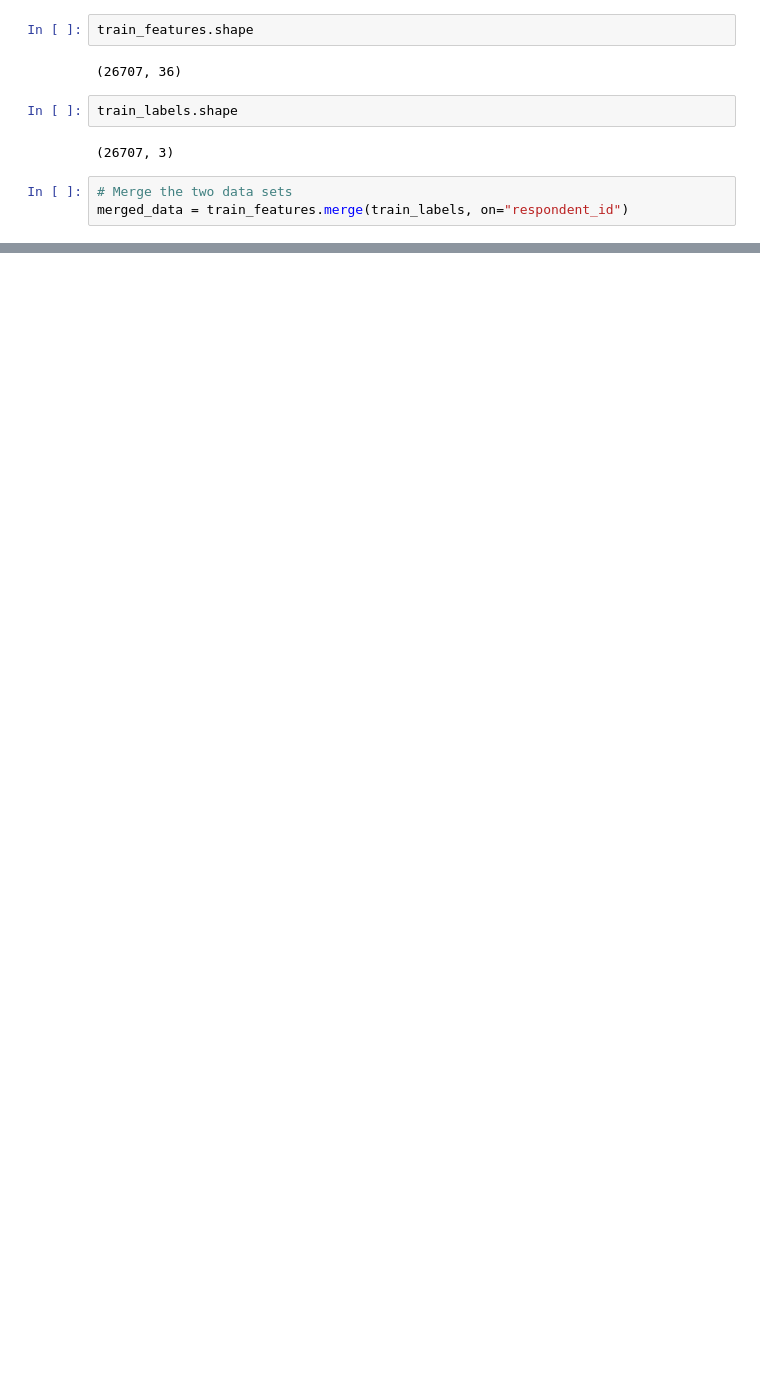
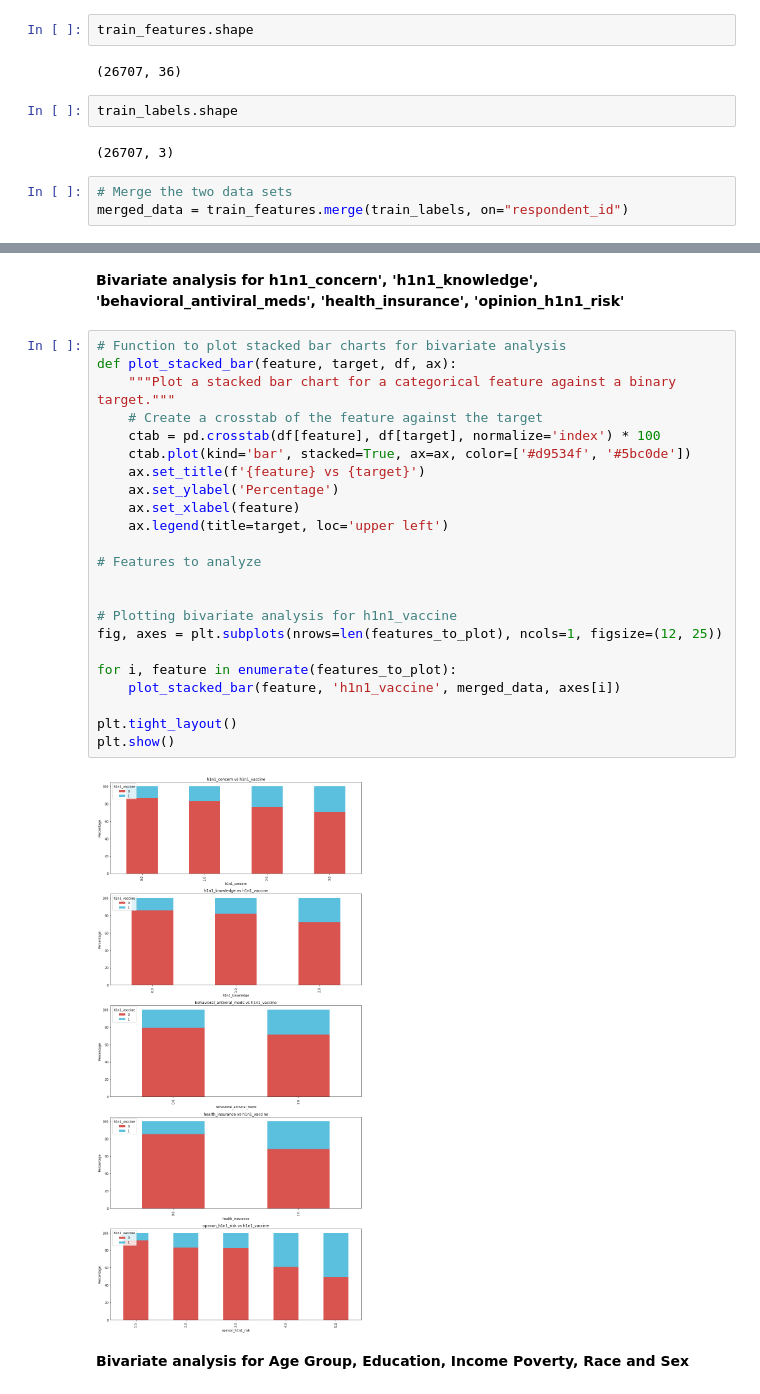
Before and after one commit to Iswana-O/Flu-Shot-Learning-Predict-H1N1-and-Seasonal-Flu-Vaccines, a Jupyter notebook: student.ipynb, the cells around one changed output, grey strips where cells are left out. Drawn from its saved outputs; the diff is of its cells as text; blank space fills up the shorter version.

```diff
--- a/student.ipynb
+++ b/student.ipynb
@@ -193,3 +268,32 @@ Interestingly, the correlation of h1n1_vaccine with the seasonal vaccine is also
+# %% [markdown]
+**Bivariate analysis for h1n1_concern', 'h1n1_knowledge', 'behavioral_antiviral_meds', 'health_insurance', 'opinion_h1n1_risk'**
+# %%
+# Function to plot stacked bar charts for bivariate analysis
+def plot_stacked_bar(feature, target, df, ax):
+    """Plot a stacked bar chart for a categorical feature against a binary target."""
+    # Create a crosstab of the feature against the target
+    ctab = pd.crosstab(df[feature], df[target], normalize='index') * 100
+    ctab.plot(kind='bar', stacked=True, ax=ax, color=['#d9534f', '#5bc0de'])
+    ax.set_title(f'{feature} vs {target}')
+    ax.set_ylabel('Percentage')
+    ax.set_xlabel(feature)
+    ax.legend(title=target, loc='upper left')
+
+# Features to analyze
+
+
+# Plotting bivariate analysis for h1n1_vaccine
+fig, axes = plt.subplots(nrows=len(features_to_plot), ncols=1, figsize=(12, 25))
+
+for i, feature in enumerate(features_to_plot):
+    plot_stacked_bar(feature, 'h1n1_vaccine', merged_data, axes[i])
+
+plt.tight_layout()
+plt.show()
+# %% [output]
+[figure, added]
+# %% [markdown]
+**Bivariate analysis for Age Group, Education, Income Poverty, Race and Sex**
 # %%
 # Function to plot stacked bar chart for demographic feature vs vaccine
 def plot_stacked_bar(feature, vaccine, title):
```
Also changed, not shown: parts of 42 cells of this notebook, 1 other file.
